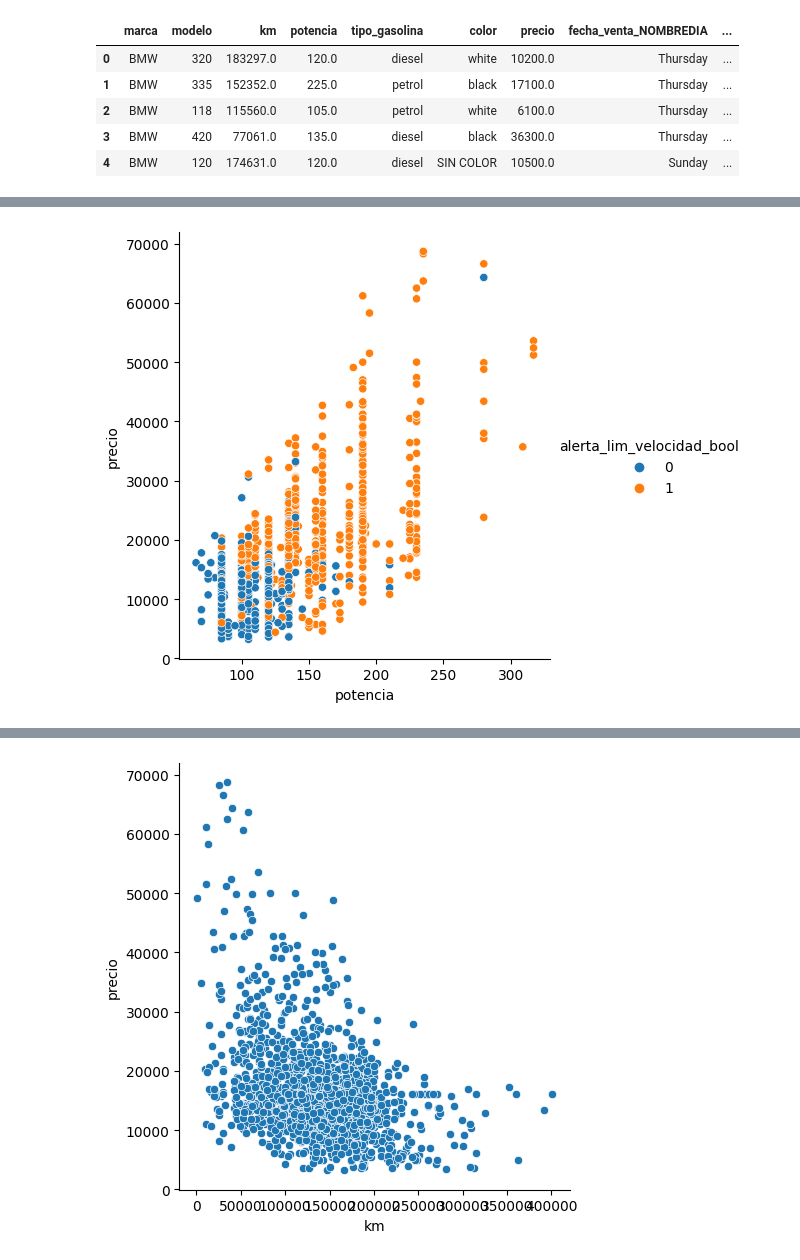
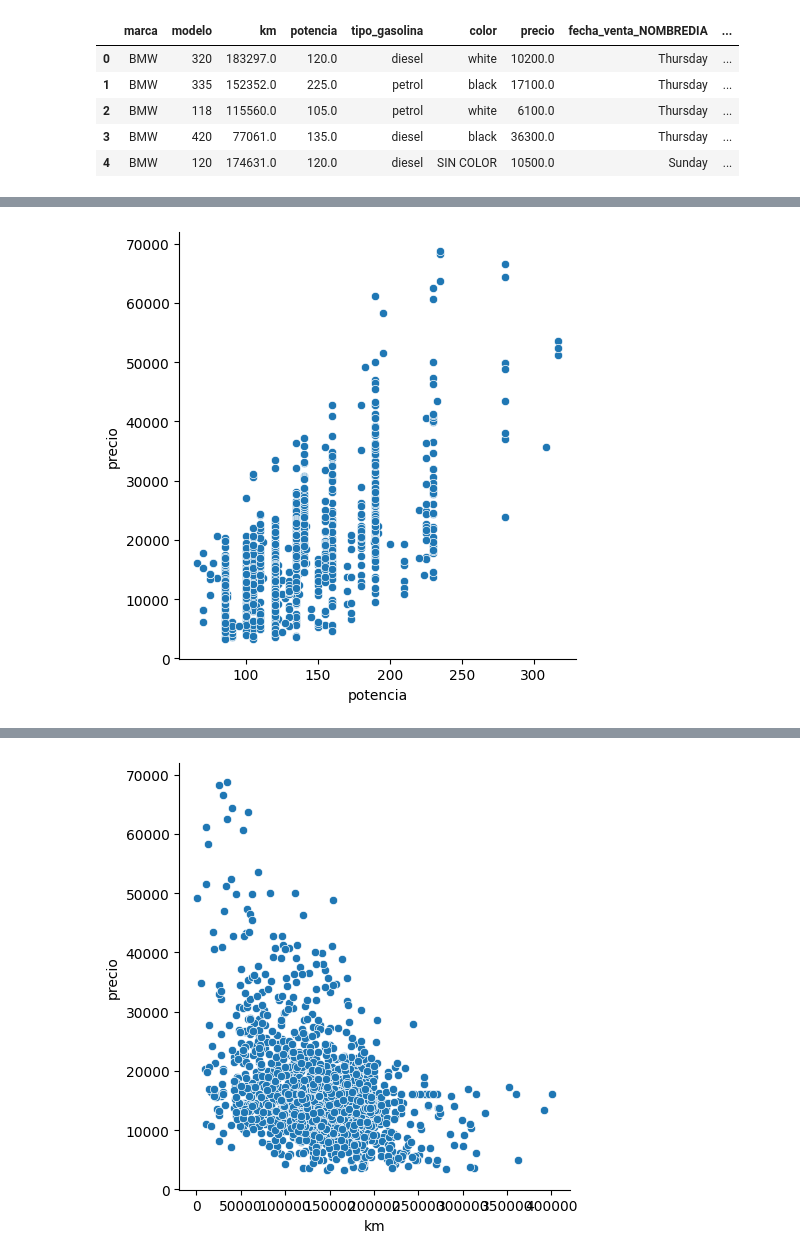
Before and after one commit to Sergiochueco/Data_Preprocessing_BWM_problem, a Jupyter notebook: BMW_E1.ipynb, the cells around one changed output, grey strips where cells are left out. Saved outputs shown, nothing was run; the diff lists cells and outputs as text; code cells hidden in the pictures.

```diff
--- a/BMW_E1.ipynb
+++ b/BMW_E1.ipynb
@@ -1304,4 +1337,4 @@ df20.head()
 # %%
-sns.relplot(x='potencia', y= 'precio',hue ='alerta_lim_velocidad_bool',data = df20); # mayor potencia más caro
+sns.relplot(x='potencia', y= 'precio',data = df20); # mayor potencia más caro
 # %% [output]
-[figure, old version]
+[figure, new version]
```
Also changed, not shown: parts of 41 cells of this notebook.
